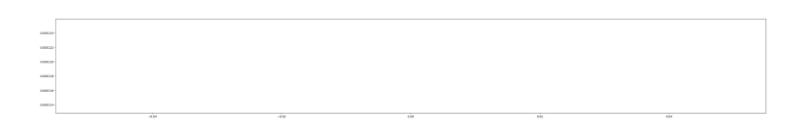
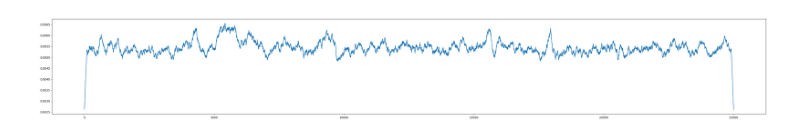
Before and after one commit to bigalnz/test_fft, a Jupyter notebook: notebooks/psd_find_beeps.ipynb, the cells around one changed output. Drawn from its saved outputs; the diff is of its cells as text; code cells hidden in the pictures.

Commit message:
more plots

```diff
--- a/notebooks/psd_find_beeps.ipynb
+++ b/notebooks/psd_find_beeps.ipynb
@@ -29,31 +93,30 @@ plt.show()
 # %%
+# read uint8 without real to complex conversion - method in program
+# filter, decimate, abs, smooth plot
+# signal just appears as noise
+
 import numpy as np
 from scipy import signal
 from matplotlib import pyplot as plt
 
-#samples = np.fromfile('../data/ct8_160601530mhz.s8', np.uint8)
-#x = samples[200_000_000:205_000_000]
-x = np.array([100, 200, 245, 10])
+samples = np.fromfile('../data/ct8_160601530mhz.s8', np.uint8)
+x = samples[200_000_000:205_000_000]
 x = x.astype(np.float32)
 x = (x - 127) / 128
-
-x_real = x[::2]
-x_imag = x[1::2]
-
 x = x.astype(np.float32).view(np.complex64)
 
 t = np.arange(len(x))/1024000
 h = signal.firwin(501, 0.02, pass_zero=True)
 p = np.exp(2j*np.pi*t*101530)
 
 x = x * p
 x = signal.convolve(x, h, 'same')
 x = x[::100]
 x = np.abs(x)
 x = signal.convolve(x, [1]*189, 'same')/189
 
 plt.figure(figsize=(45,6))
 plt.plot(x)
 plt.show()
 # %% [output]
-[figure, old version]
+[figure, new version]
```
Also changed, not shown: parts of 3 cells of this notebook.
